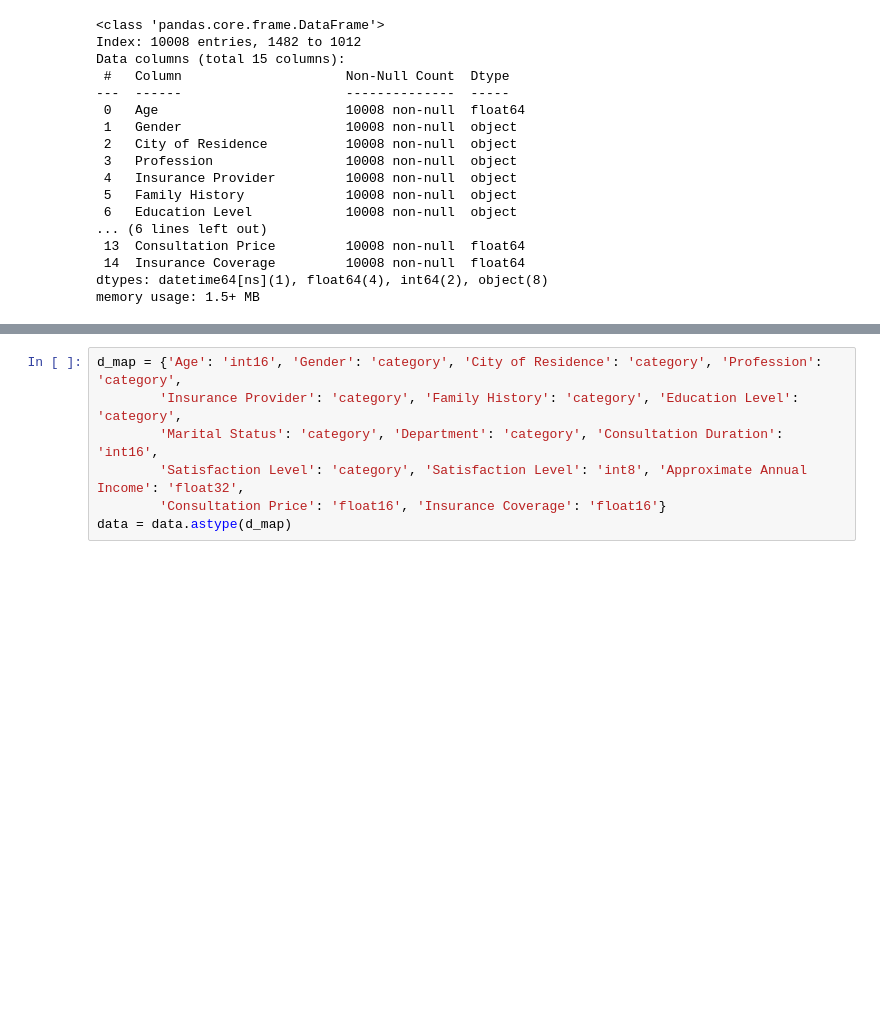
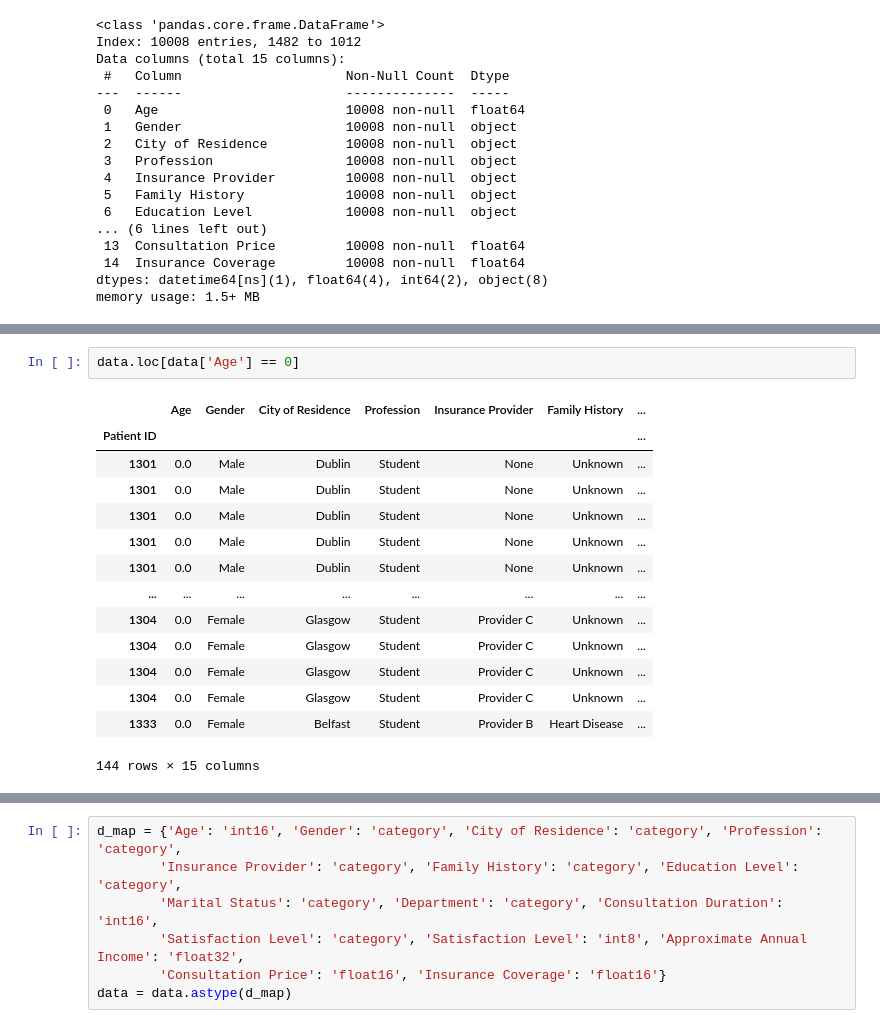
Before and after one commit to amdbsilva/pre-processing, a Jupyter notebook: projeto de datapreprocessing.ipynb, the cells around one changed output, grey strips where cells are left out. Cells and saved outputs as stored; diff of their text form; blank space fills up the shorter version.

```diff
--- a/projeto de datapreprocessing.ipynb
+++ b/projeto de datapreprocessing.ipynb
@@ -524,0 +553,17 @@ memory usage: 1.5+ MB
+# %%
+data.loc[data['Age'] == 0]
+# %% [output]
+|  | Age | Gender | City of Residence | Profession | Insurance Provider | Family History | ... |
+| Patient ID |  |  |  |  |  |  | ... |
+| 1301 | 0.0 | Male | Dublin | Student | None | Unknown | ... |
+| 1301 | 0.0 | Male | Dublin | Student | None | Unknown | ... |
+| 1301 | 0.0 | Male | Dublin | Student | None | Unknown | ... |
+| 1301 | 0.0 | Male | Dublin | Student | None | Unknown | ... |
+| 1301 | 0.0 | Male | Dublin | Student | None | Unknown | ... |
+| ... | ... | ... | ... | ... | ... | ... | ... |
+| 1304 | 0.0 | Female | Glasgow | Student | Provider C | Unknown | ... |
+| 1304 | 0.0 | Female | Glasgow | Student | Provider C | Unknown | ... |
+| 1304 | 0.0 | Female | Glasgow | Student | Provider C | Unknown | ... |
+| 1304 | 0.0 | Female | Glasgow | Student | Provider C | Unknown | ... |
+| 1333 | 0.0 | Female | Belfast | Student | Provider B | Heart Disease | ... |
+144 rows × 15 columns
```
Also changed, not shown: parts of 7 cells of this notebook, 1 other file.
